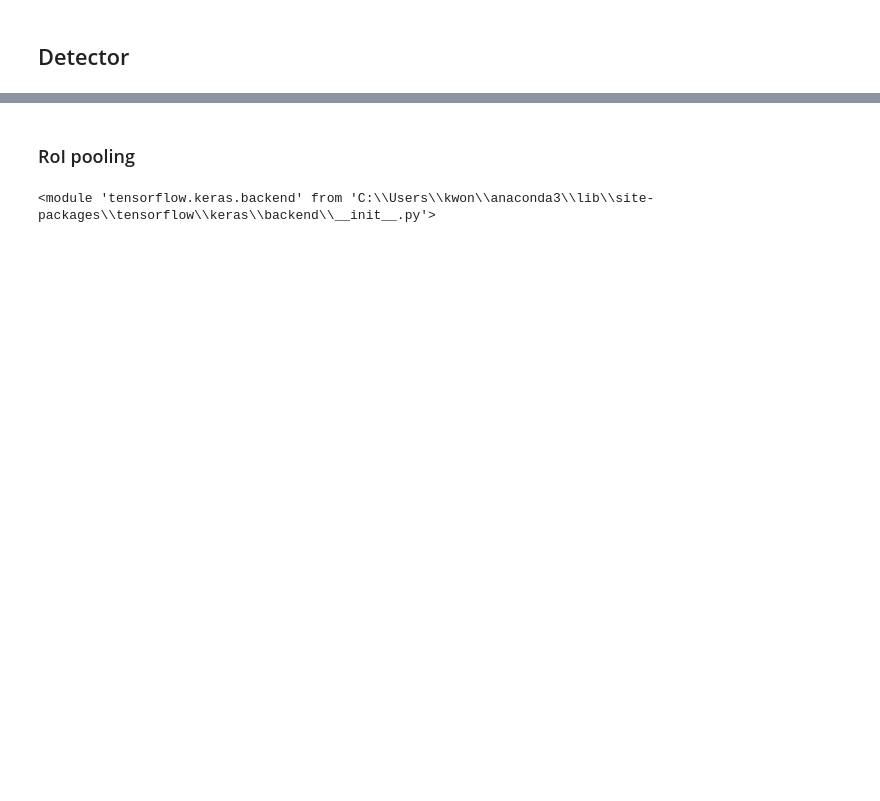
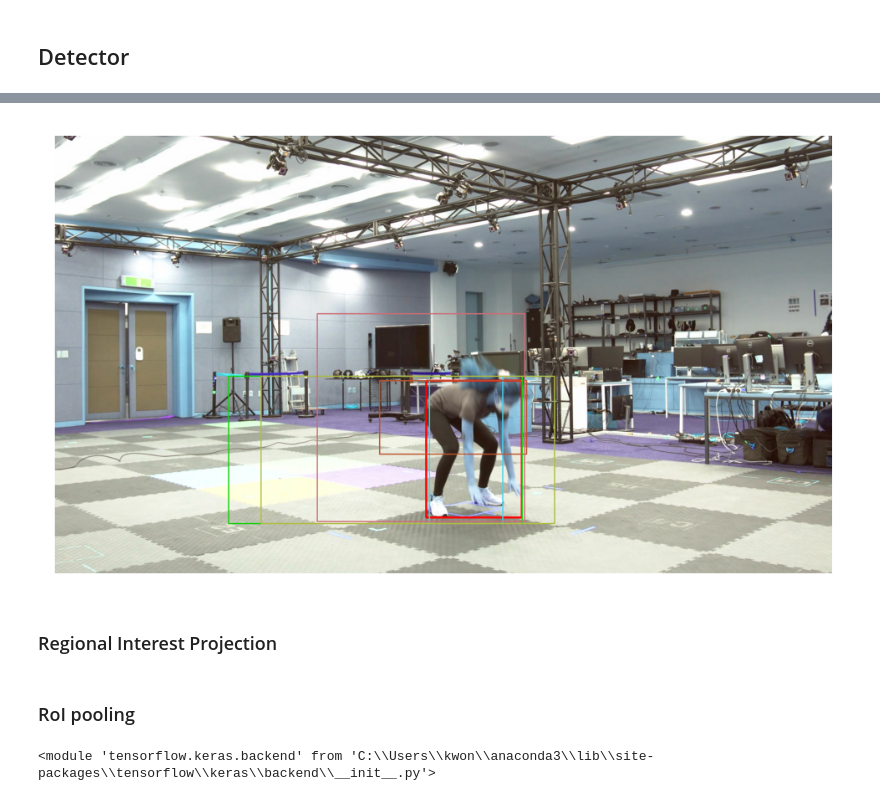
Before and after one commit to sooooner/Human-Detection-Model, a Jupyter notebook: rcnn.ipynb, the cells around one changed output, grey strips where cells are left out. Cells and saved outputs as stored; diff of their text form; code cells hidden in the pictures; blank space fills up the shorter version.

```diff
--- a/rcnn.ipynb
+++ b/rcnn.ipynb
@@ -238,0 +296,6 @@ TensorShape([1, 33, 60, 36])
+# %%
+iou = []
+qq = np.array(GT)[300]
+for box in anchor_boxes:
+    iou.append(IoU(qq, box))
+iou = np.array(iou)
@@ -238,0 +310,3 @@ TensorShape([1, 33, 60, 36])
+# %%
+selected_indices = tf.image.non_max_suppression(anchor_boxes, iou, max_output_size=10)
+tf.gather(anchor_boxes, selected_indices)
@@ -238,0 +325,39 @@ TensorShape([1, 33, 60, 36])
+# %%
+def draw_nms(ground_truth_row, anchor_boxes, max_output_size=5):
+    colors = {k: tuple(map(int, np.random.randint(0, 255, 3))) for k in range(max_output_size)}
+    x1 = int(ground_truth_row['x_min'])
+    x2 = int(ground_truth_row['x_max'])
+    y1 = int(ground_truth_row['y_min'])
+    y2 = int(ground_truth_row['y_max'])
+
+    image = cv2.imread(f'./res/train_imgs/{ground_truth_row["image"]}', cv2.COLOR_BGR2RGB)
+    cv2.rectangle(image, (x1, y1), (x2, y2), (255, 0, 0), thickness=4)
+
+    GT = ground_truth_row[['x', 'y', 'w', 'h']]
+    iou = []
+    for box in anchor_boxes:
+        iou.append(IoU(GT, box))
+    iou = np.array(iou)
+
+    selected_indices = tf.image.non_max_suppression(anchor_boxes, iou, max_output_size=max_output_size)
+    anchor_boxes = tf.gather(anchor_boxes, selected_indices)
+
+    for i, anchor_box in enumerate(anchor_boxes):
+        anchor_box = anchor_to_coordinate(anchor_box.numpy())
+        cv2.rectangle(
+            image,
+            (int(anchor_box[0]), int(anchor_box[2])), (int(anchor_box[1]), int(anchor_box[3])),
+            colors.get(i),
+            thickness=2
+        )
+
+    fig, ax = plt.subplots(dpi=200)
+    ax.imshow(image)
+    ax.axis('off')
+    plt.show()
+# %%
+draw_nms(ground_truth.iloc[300], anchor_boxes, max_output_size=5)
+# %% [output]
+[figure, added]
+# %% [markdown]
+### Regional Interest Projection
```
Also changed, not shown: parts of 45 cells of this notebook, 1 other file.
